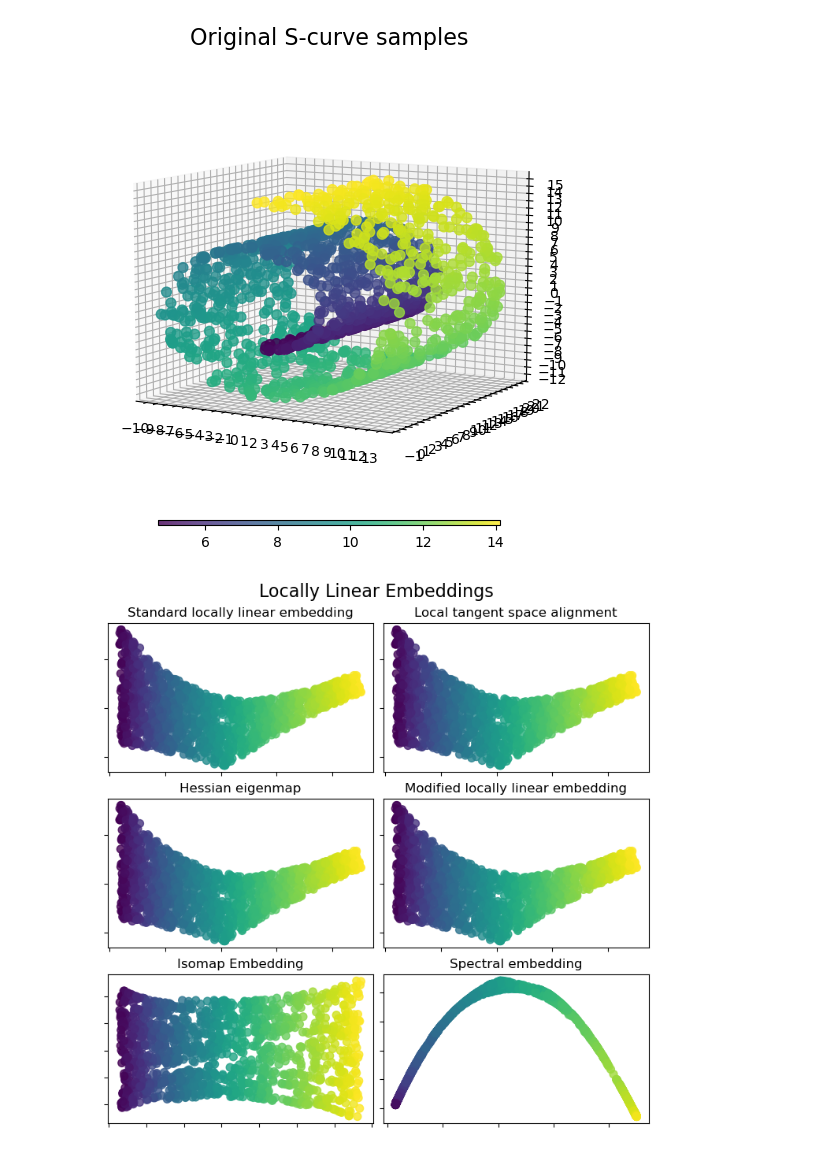
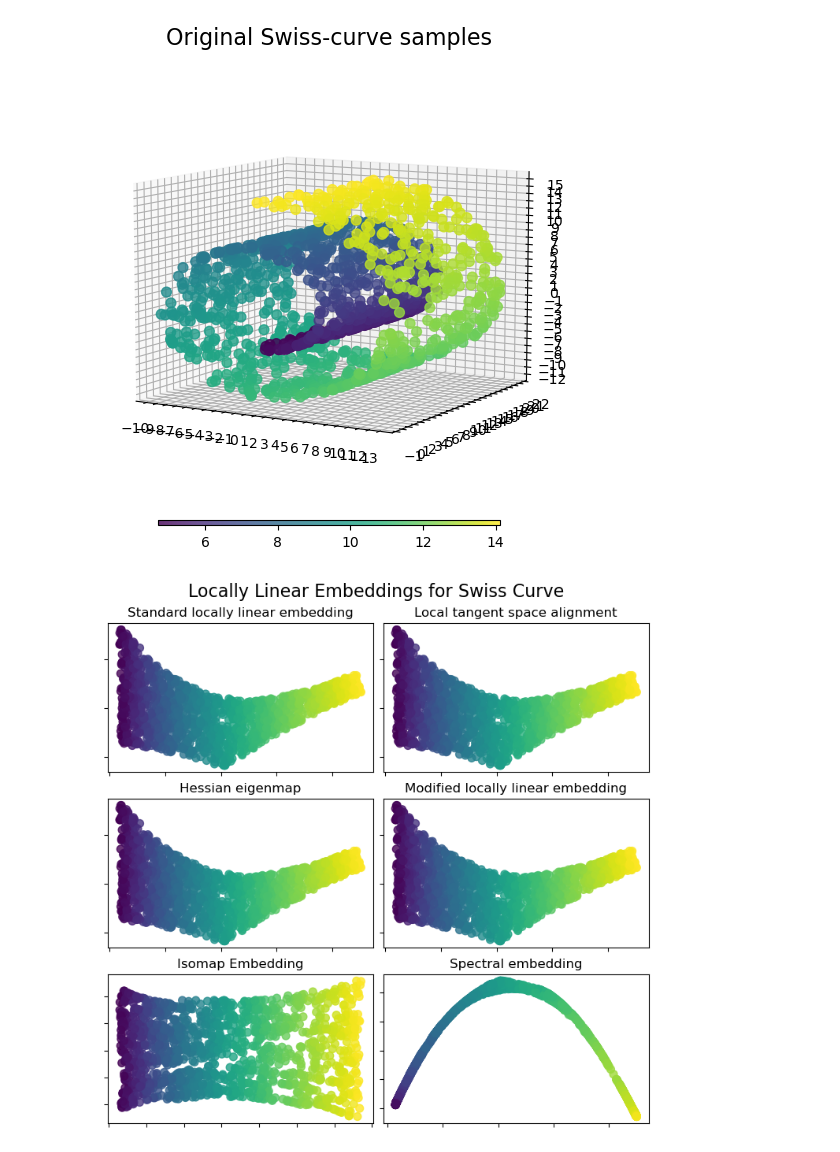
Before and after one commit to danialebrat/Comp_8720_Advanced_AI, a Jupyter notebook: Assignment_3/3D_Datasets/3D_dataset_gen.ipynb, the cells around one changed output. Cells and saved outputs as stored; diff of their text form; code cells hidden in the pictures.

```diff
--- a/Assignment_3/3D_Datasets/3D_dataset_gen.ipynb
+++ b/Assignment_3/3D_Datasets/3D_dataset_gen.ipynb
@@ -65,6 +65,6 @@ plt.show()
 # %%
 # Swiss Dataset
-plot_3d(Swiss_points, Swiss_color, "Original S-curve samples")
+plot_3d(Swiss_points, Swiss_color, "Original Swiss-curve samples")
 
 Swiss_standard = lle_standard(Swiss_points, params)
 
@@ -73,33 +73,33 @@ Swiss_ltsa = lle_ltsa(Swiss_points, params)
 Swiss_hessian = lle_hessian(Swiss_points, params)
 
 Swiss_mod = lle_mod(Swiss_points, params)
 
 Swiss_isomap = isomap(Swiss_points, num_components=params['n_components'],
                       num_neighbors=params['n_neighbors'], p=1)
 
 Swiss_spectral = spectral_Laplacian_Eigen_map(Swiss_points,num_components=params['n_components'],
                                               num_neighbors=params['n_neighbors'], p=1)
 
 
 fig, axs = plt.subplots(
     nrows=3, ncols=2, figsize=(7, 7), facecolor="white", constrained_layout=True
 )
-fig.suptitle("Locally Linear Embeddings", size=16)
+fig.suptitle("Locally Linear Embeddings for Swiss Curve", size=16)
 
 lle_methods = [
     ("Standard locally linear embedding", Swiss_standard),
     ("Local tangent space alignment", Swiss_ltsa),
     ("Hessian eigenmap", Swiss_hessian),
     ("Modified locally linear embedding", Swiss_mod),
     ("Isomap Embedding", Swiss_isomap),
     ("Spectral embedding", Swiss_spectral),
 
 ]
 for ax, method in zip(axs.flat, lle_methods):
     name, points = method
     add_2d_scatter(ax, points, Swiss_color, name)
 
 plt.show()
 # %% [output]
-[figure, old version]
+[figure, new version]
-[figure, old version]
+[figure, new version]
```
Also changed, not shown: parts of 3 cells of this notebook, 31 other files.
